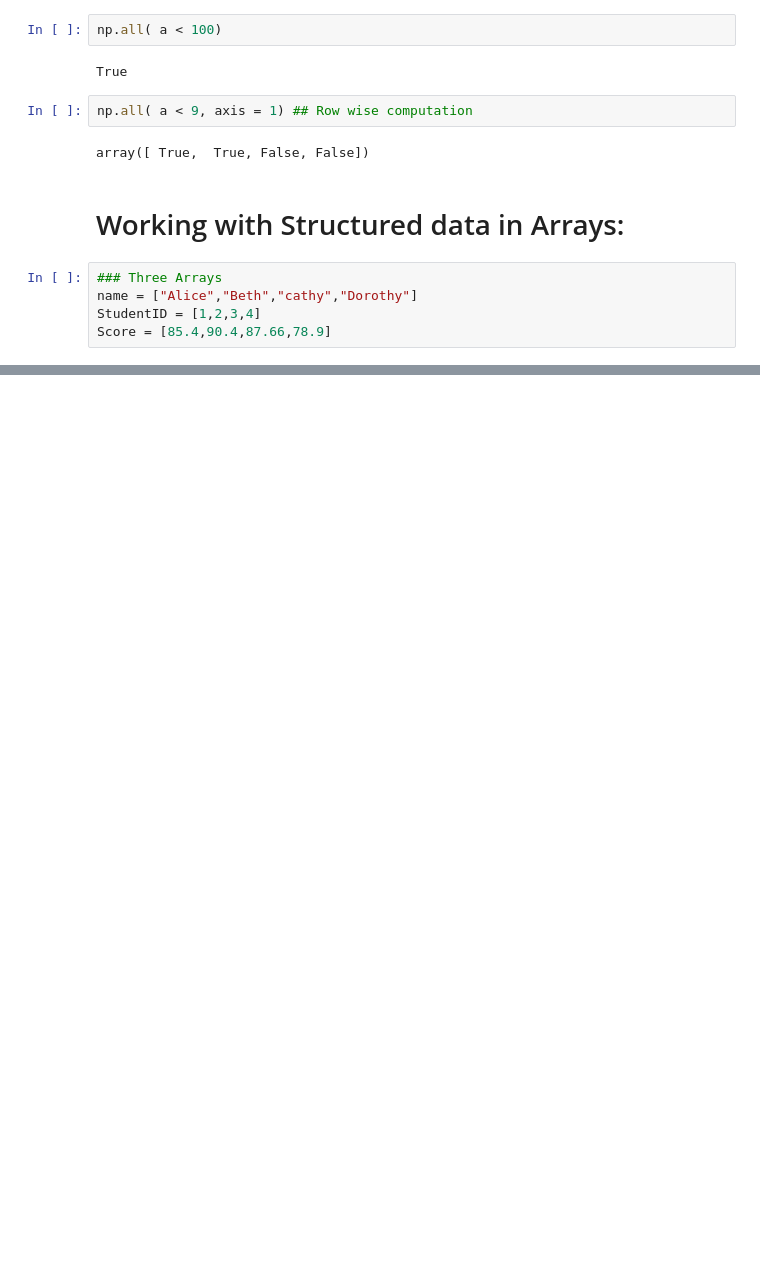
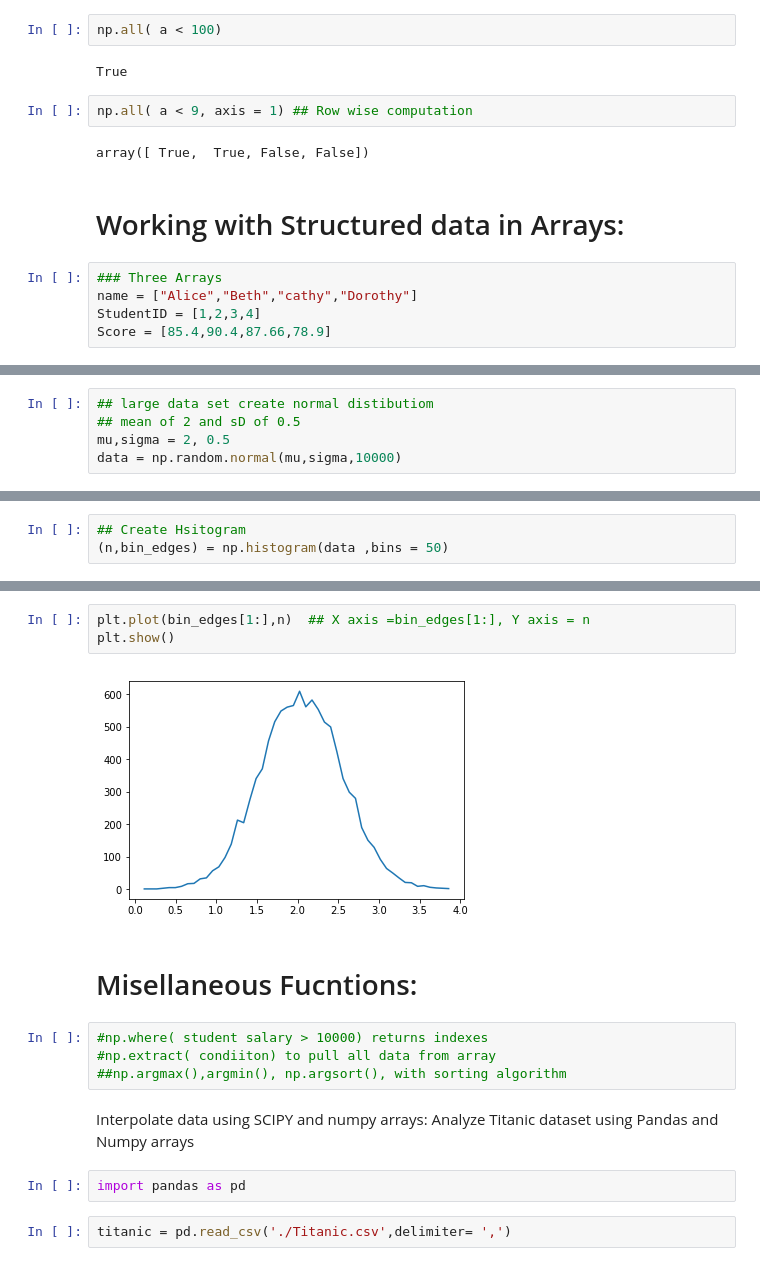
Before and after one commit to ragalaa/Directory, a Jupyter notebook: Array_Manipulation_&_Multi_Dimensional_using_Numpy.ipynb, the cells around one changed output, grey strips where cells are left out. Saved outputs shown, nothing was run; the diff lists cells and outputs as text; blank space fills up the shorter version.

```diff
--- a/Array_Manipulation_&_Multi_Dimensional_using_Numpy.ipynb
+++ b/Array_Manipulation_&_Multi_Dimensional_using_Numpy.ipynb
@@ -1020,0 +1272,5 @@ SyntaxError: ignored
+# %%
+## large data set create normal distibutiom
+## mean of 2 and sD of 0.5
+mu,sigma = 2, 0.5
+data = np.random.normal(mu,sigma,10000)
@@ -1020,0 +1282,3 @@ SyntaxError: ignored
+# %%
+## Create Hsitogram
+(n,bin_edges) = np.histogram(data ,bins = 50)
@@ -1020,0 +1306,18 @@ SyntaxError: ignored
+# %%
+plt.plot(bin_edges[1:],n)  ## X axis =bin_edges[1:], Y axis = n
+plt.show()
+# %% [output]
+[figure, added]
+# %% [markdown]
+# Misellaneous Fucntions:
+# %%
+#np.where( student salary > 10000) returns indexes
+#np.extract( condiiton) to pull all data from array
+##np.argmax(),argmin(), np.argsort(), with sorting algorithm
+# %% [markdown]
+Interpolate data using SCIPY and numpy arrays:
+Analyze Titanic dataset using Pandas and Numpy arrays
+# %%
+import pandas as pd
+# %%
+titanic = pd.read_csv('./Titanic.csv',delimiter= ',')
```
Also changed, not shown: parts of 71 cells of this notebook.
